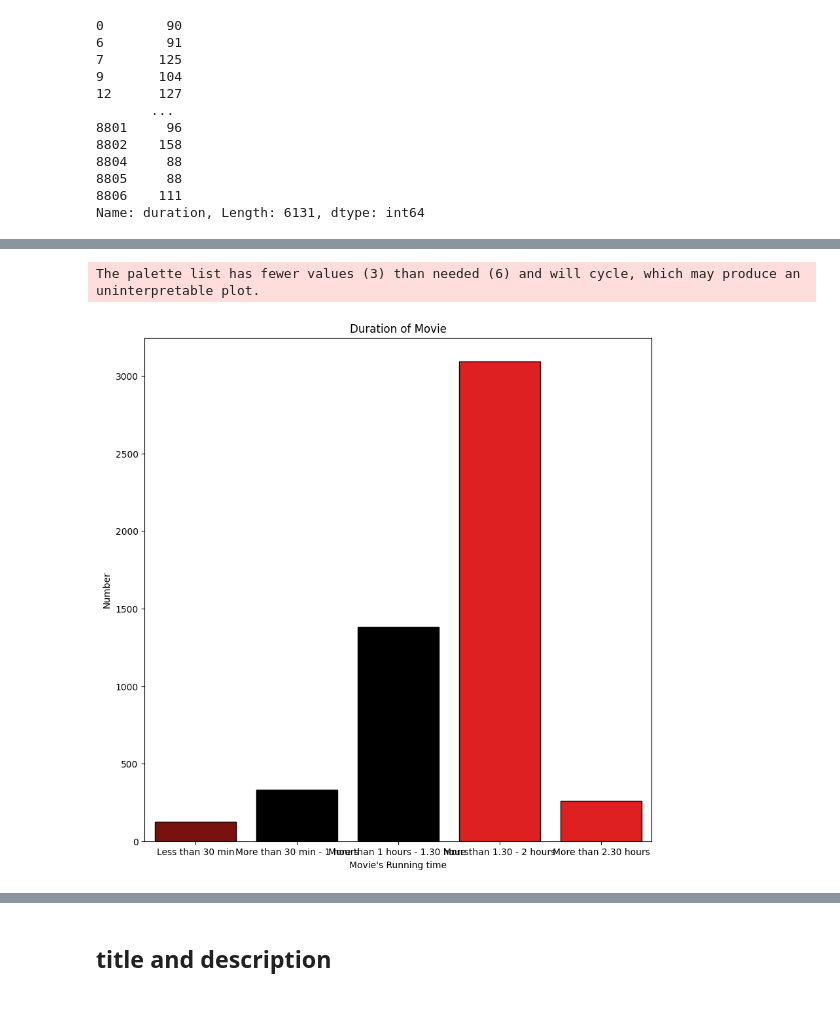
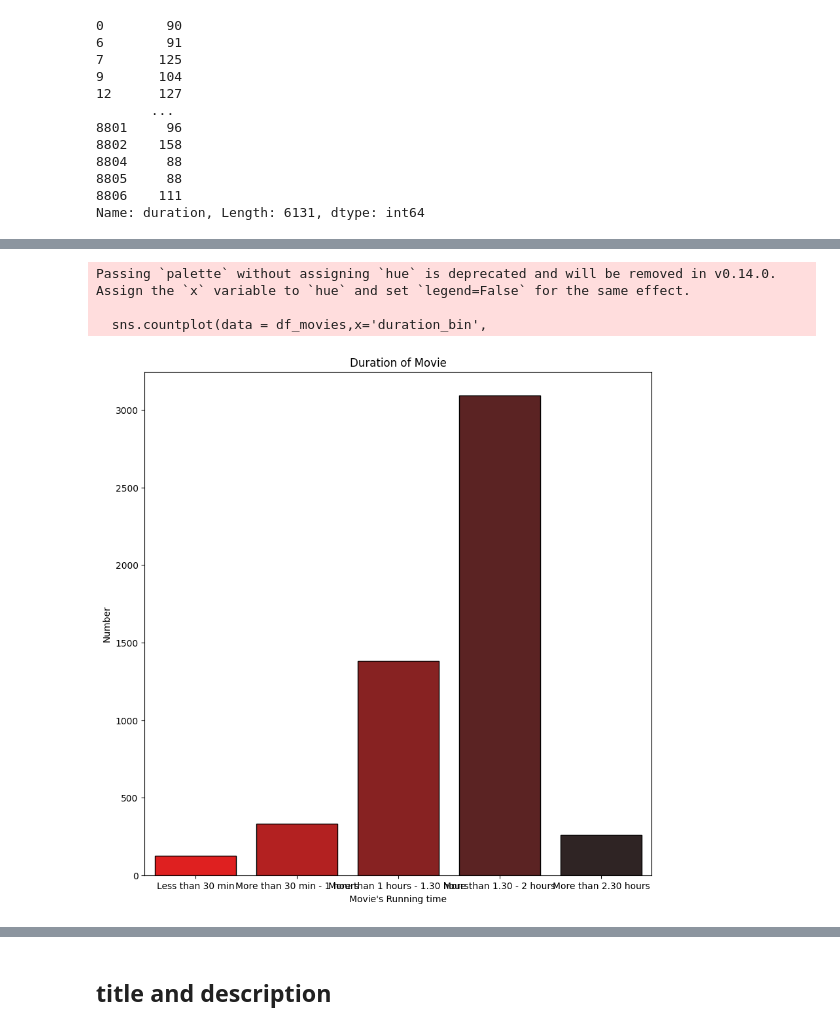
Before and after one commit to nguyen-tr-thuc/Netflix-Movies-and-TV-Shows, a Jupyter notebook: netflix_project.ipynb, the cells around one changed output, grey strips where cells are left out. Saved outputs shown, nothing was run; the diff lists cells and outputs as text; code cells hidden in the pictures.

```diff
--- a/netflix_project.ipynb
+++ b/netflix_project.ipynb
@@ -299,9 +365,9 @@ temp_duration
 Name: duration, Length: 6131, dtype: int64
 # %%
 # Split into 30min step, upto 3 hours, 3h+
-df_movies.loc[temp_duration[temp_duration < 30].index, 'duration_bin'] = 'Less than 30 min'
-df_movies.loc[temp_duration[(temp_duration >= 30)&(temp_duration <60 )].index, 'duration_bin'] = 'More than 30 min - 1 hours'
-df_movies.loc[temp_duration[(temp_duration >=60)&(temp_duration<90)].index, 'duration_bin'] = 'More than 1 hours - 1.30 hours'
-df_movies.loc[temp_duration[(temp_duration >=90)& (temp_duration < 120)].index,'duration_bin'] = 'More than 1.30 - 2 hours'
-df_movies.loc[temp_duration[(temp_duration >=120)&(temp_duration <150)].index, 'duration_bin'] = '2 - 2.30 hours'
-df_movies.loc[temp_duration[temp_duration >= 150].index, 'duration_bin'] = 'More than 2.30 hours'
+df_movies.loc[temp_duration.loc[temp_duration < 30].index, 'duration_bin'] = 'Less than 30 min'
+df_movies.loc[temp_duration.loc[(temp_duration >= 30)&(temp_duration <60 )].index, 'duration_bin'] = 'More than 30 min - 1 hours'
+df_movies.loc[temp_duration.loc[(temp_duration >=60)&(temp_duration<90)].index, 'duration_bin'] = 'More than 1 hours - 1.30 hours'
+df_movies.loc[temp_duration.loc[(temp_duration >=90)& (temp_duration < 120)].index,'duration_bin'] = 'More than 1.30 - 2 hours'
+df_movies.loc[temp_duration.loc[(temp_duration >=120)&(temp_duration <150)].index, 'duration_bin'] = '2 - 2.30 hours'
+df_movies.loc[temp_duration.loc[temp_duration >= 150].index, 'duration_bin'] = 'More than 2.30 hours'
@@ -310,22 +382,21 @@ duration_movies_counts = df_movies['duration_bin'].value_counts(ascending=False)
 max_duration = duration_movies_counts.max()
 # %%
 plt.figure(figsize=(10,10))
-countplot_movies_duration = sns.countplot(data = df_movies,
-                                         x='duration_bin',
-                                         order = ['Less than 30 min','More than 30 min - 1 hours','More than 1 hours - 1.30 hours','More than 1.30 - 2 hours','More than 2.30 hours'],
-                                         hue='duration_bin',  # Use 'hue' instead of 'palette'
-                                         palette=['red', 'darkred','black'],
-                                         edgecolor='black',
-                                         legend=False  )
-    # Disable legend for better appearance'
+sns.countplot(data = df_movies,x='duration_bin',
+                                          order = ['Less than 30 min','More than 30 min - 1 hours','More than 1 hours - 1.30 hours','More than 1.30 - 2 hours','More than 2.30 hours'],
+                                          palette="dark:red_r",edgecolor='black')
 plt.xlabel("Movie's Running time")
 plt.ylabel("Number")
 plt.title('Duration of Movie')
 
+#for index, value in enumerate(duration_movies_counts.values):
+#    countplot_movies_duration.text(index, value, str(value), ha='center', va='bottom')
 plt.show()
 # %% [output]
-The palette list has fewer values (3) than needed (6) and will cycle, which may produce an uninterpretable plot.
+Passing `palette` without assigning `hue` is deprecated and will be removed in v0.14.0. Assign the `x` variable to `hue` and set `legend=False` for the same effect.
+
+  sns.countplot(data = df_movies,x='duration_bin',
-[figure, old version]
+[figure, new version]
 # %%
 temp_duration_tvshow = df_tv_shows['duration'].apply(lambda x: int(x.split(' ')[0]) if ('Season' in str(x)) else x)
 # %%
```
Also changed, not shown: parts of 22 cells of this notebook, 2 other files.
